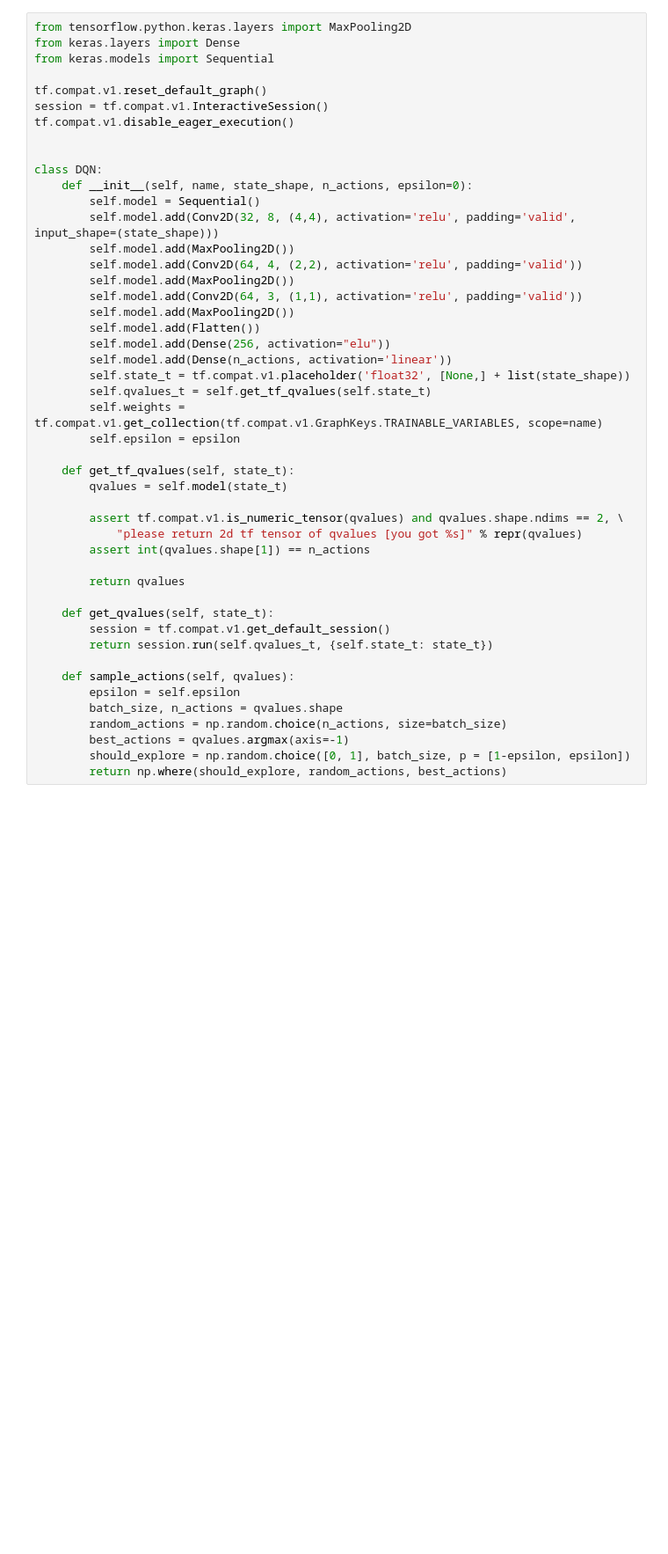
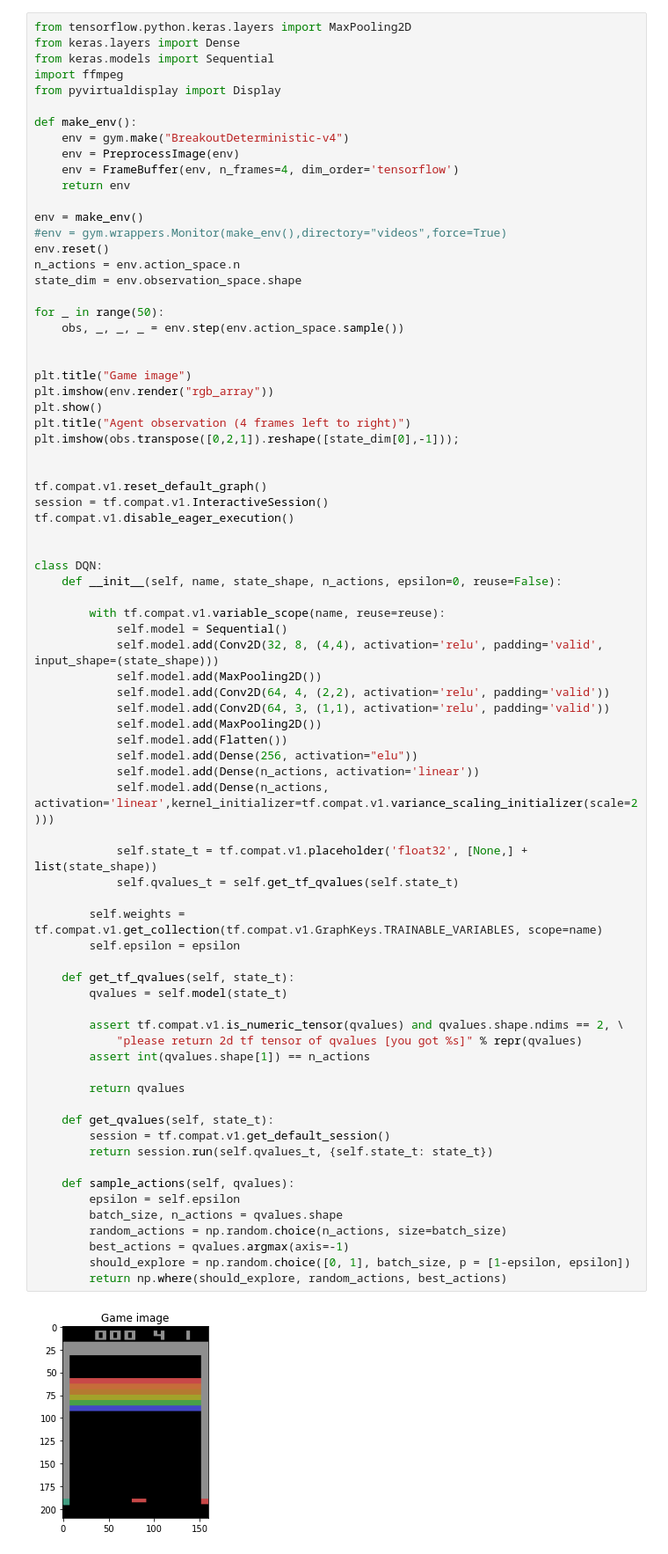
Before and after one commit to JohnMags99/Pong_DQN, a Jupyter notebook: DQN.ipynb, the cells around one changed output. Shown: that part at 88% size. Cells and saved outputs as stored; diff of their text form; blank space fills up the shorter version.

```diff
--- a/DQN.ipynb
+++ b/DQN.ipynb
@@ -78,46 +53,77 @@ def Model(input_size):
 from tensorflow.python.keras.layers import MaxPooling2D
 from keras.layers import Dense
 from keras.models import Sequential
+import ffmpeg
+from pyvirtualdisplay import Display
+
+def make_env():
+    env = gym.make("BreakoutDeterministic-v4")
+    env = PreprocessImage(env)
+    env = FrameBuffer(env, n_frames=4, dim_order='tensorflow')
+    return env
+
+env = make_env()
+#env = gym.wrappers.Monitor(make_env(),directory="videos",force=True)
+env.reset()
+n_actions = env.action_space.n
+state_dim = env.observation_space.shape
+
+for _ in range(50):
+    obs, _, _, _ = env.step(env.action_space.sample())
+
+
+plt.title("Game image")
+plt.imshow(env.render("rgb_array"))
+plt.show()
+plt.title("Agent observation (4 frames left to right)")
+plt.imshow(obs.transpose([0,2,1]).reshape([state_dim[0],-1]));
+
 
 tf.compat.v1.reset_default_graph()
 session = tf.compat.v1.InteractiveSession()
 tf.compat.v1.disable_eager_execution()
 
 
 class DQN:
-    def __init__(self, name, state_shape, n_actions, epsilon=0):
-        self.model = Sequential()
-        self.model.add(Conv2D(32, 8, (4,4), activation='relu', padding='valid', input_shape=(state_shape)))
-        self.model.add(MaxPooling2D())
-        self.model.add(Conv2D(64, 4, (2,2), activation='relu', padding='valid'))
-        self.model.add(MaxPooling2D())
-        self.model.add(Conv2D(64, 3, (1,1), activation='relu', padding='valid'))
-        self.model.add(MaxPooling2D())
-        self.model.add(Flatten())
-        self.model.add(Dense(256, activation="elu"))
-        self.model.add(Dense(n_actions, activation='linear'))
-        self.state_t = tf.compat.v1.placeholder('float32', [None,] + list(state_shape))
-        self.qvalues_t = self.get_tf_qvalues(self.state_t)
+    def __init__(self, name, state_shape, n_actions, epsilon=0, reuse=False):
+
+        with tf.compat.v1.variable_scope(name, reuse=reuse):
+            self.model = Sequential()
+            self.model.add(Conv2D(32, 8, (4,4), activation='relu', padding='valid', input_shape=(state_shape)))
+            self.model.add(MaxPooling2D())
+            self.model.add(Conv2D(64, 4, (2,2), activation='relu', padding='valid'))
+            self.model.add(Conv2D(64, 3, (1,1), activation='relu', padding='valid'))
+            self.model.add(MaxPooling2D())
+            self.model.add(Flatten())
+            self.model.add(Dense(256, activation="elu"))
+            self.model.add(Dense(n_actions, activation='linear'))
+            self.model.add(Dense(n_actions, activation='linear',kernel_initializer=tf.compat.v1.variance_scaling_initializer(scale=2)))
+
+            self.state_t = tf.compat.v1.placeholder('float32', [None,] + list(state_shape))
+            self.qvalues_t = self.get_tf_qvalues(self.state_t)
+
         self.weights = tf.compat.v1.get_collection(tf.compat.v1.GraphKeys.TRAINABLE_VARIABLES, scope=name)
         self.epsilon = epsilon
 
     def get_tf_qvalues(self, state_t):
         qvalues = self.model(state_t)
 
         assert tf.compat.v1.is_numeric_tensor(qvalues) and qvalues.shape.ndims == 2, \
             "please return 2d tf tensor of qvalues [you got %s]" % repr(qvalues)
         assert int(qvalues.shape[1]) == n_actions
 
         return qvalues
 
     def get_qvalues(self, state_t):
         session = tf.compat.v1.get_default_session()
         return session.run(self.qvalues_t, {self.state_t: state_t})
 
     def sample_actions(self, qvalues):
         epsilon = self.epsilon
         batch_size, n_actions = qvalues.shape
         random_actions = np.random.choice(n_actions, size=batch_size)
         best_actions = qvalues.argmax(axis=-1)
         should_explore = np.random.choice([0, 1], batch_size, p = [1-epsilon, epsilon])
         return np.where(should_explore, random_actions, best_actions)
+# %% [output]
+[figure, added]
```
Also changed, not shown: parts of 11 cells of this notebook, 1 other file.
